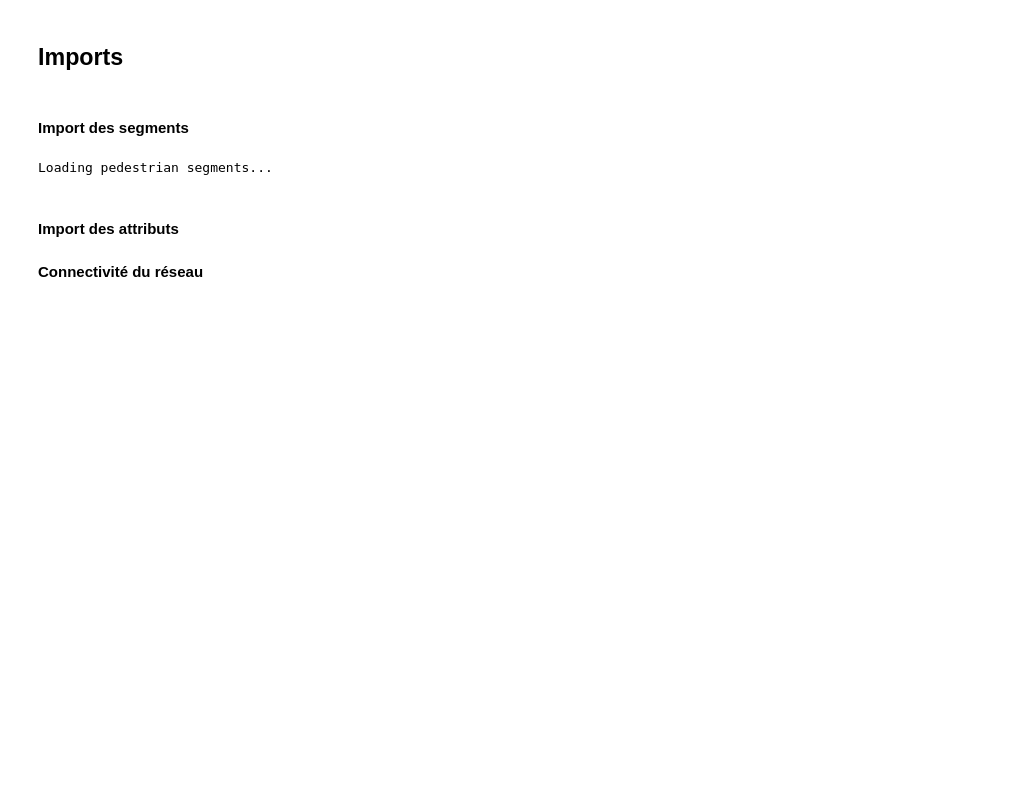
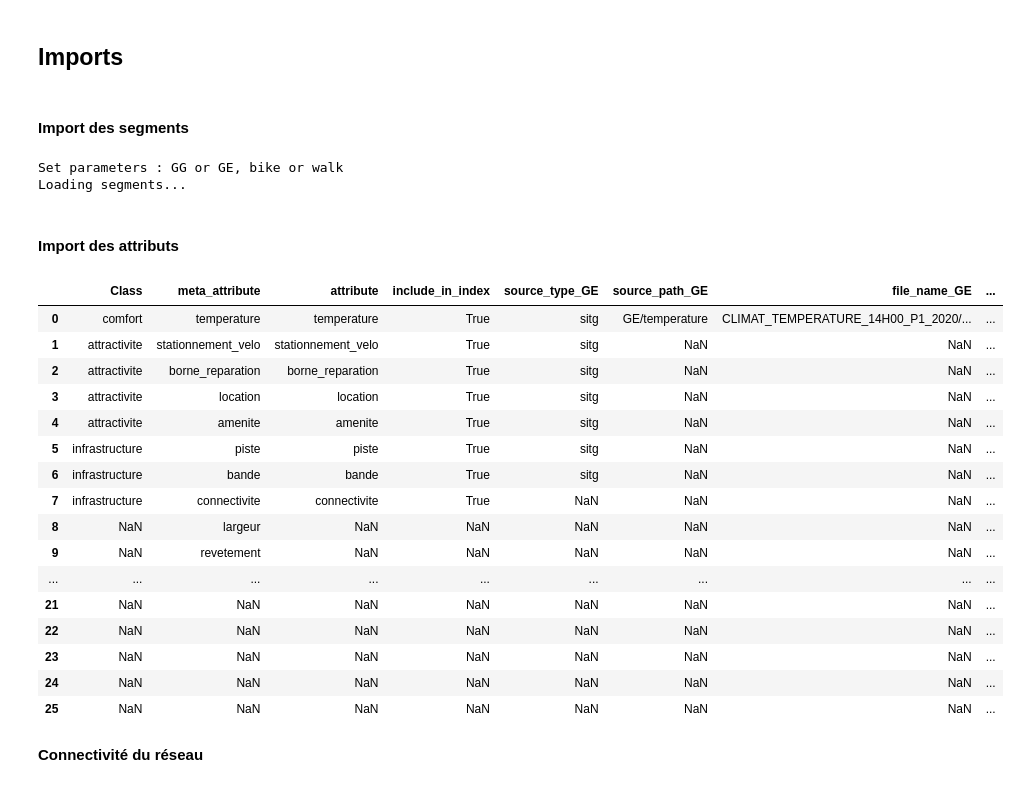
Before and after one commit to action-situee/projet-index-walk-bike-ge-gg, a Jupyter notebook: Notebook/Step 2/2_0_Prepare_features.ipynb, the cells around one changed output. Saved outputs shown, nothing was run; the diff lists cells and outputs as text; code cells hidden in the pictures; blank space fills up the shorter version.

```diff
--- a/Notebook/Step 2/2_0_Prepare_features.ipynb
+++ b/Notebook/Step 2/2_0_Prepare_features.ipynb
@@ -22,18 +22,34 @@ from network_connectivity import *
 operation_crs = "EPSG:2056"  # Swiss coordinate system
 target_crs = "EPSG:4326"  # WGS84 coordinate system
 
-input_file_path = '../../Data/input/attributs'
-network_file_path = '../../Data/input/network'
-output_step1_path='../../Data/output/step-1'
-output_step2_path='../../Data/output/step-2'
-output_step3_path='../../Data/output/step-3'
+print("Set parameters : GG or GE, bike or walk")
+territory = 'GG' # GG or GE
+network = "bike"  # walk or bike
+
+if territory == 'GG':
+    input_file_path = '../../Data/input'
+    output_step1_path='../../Data/output/GG/step-1'
+    output_step2_path='../../Data/output/GG/step-2'
+    output_step3_path='../../Data/output/GG/step-3'
+
+
+    save_path = '../../Data/output/GG/step-1'
+
+if territory == 'GE':
+    input_file_path = '../../Data/input'
+    output_step1_path='../../Data/output/GE/step-1'
+    output_step2_path='../../Data/output/GE/step-2'
+    output_step3_path='../../Data/output/GE/step-3'
+
+
+    save_path = '../../Data/output/GE/step-1'
 
 save_filtered_attributes = True
 
 # Load segments GeoDataFrame (with 'segment_id')
-print("Loading pedestrian segments...")
+print("Loading segments...")
 # reLoad pedestrian segments
-segmented_net = gpd.read_parquet(os.path.join(output_step1_path, "step1_pedestrian_segments.parquet"))
+segmented_net = gpd.read_parquet(os.path.join(output_step1_path, "step1_all_segments.parquet"))
 segmented_net = segmented_net.to_crs(operation_crs)
 
 # Define a function to save the filtered data
@@ -82,12 +98,33 @@ def save(save_filtered_attributes, row, gdf, attribute):
         except Exception as e:
             print(f"Error saving {attribute} as {fmt}: {e}")
 # %% [output]
-Loading pedestrian segments...
+Set parameters : GG or GE, bike or walk
+Loading segments...
 # %% [markdown]
 #### Import des attributs
 # %%
-attributs_info = pd.read_excel(f"{input_file_path}/attributs_info.xlsx", sheet_name="attributs_info")
+attributs_info = pd.read_excel(f"{input_file_path}/attributs/attributs_info.xlsx", sheet_name="attributs_info")
 attributs_info = attributs_info[attributs_info['include_in_index'] != False]
+
+attributs_info
+# %% [output]
+|  | Class | meta_attribute | attribute | include_in_index | source_type_GE | source_path_GE | file_name_GE | ... |
+| 0 | comfort | temperature | temperature | True | sitg | GE/temperature | CLIMAT_TEMPERATURE_14H00_P1_2020/... | ... |
+| 1 | attractivite | stationnement_velo | stationnement_velo | True | sitg | NaN | NaN | ... |
+| 2 | attractivite | borne_reparation | borne_reparation | True | sitg | NaN | NaN | ... |
+| 3 | attractivite | location | location | True | sitg | NaN | NaN | ... |
+| 4 | attractivite | amenite | amenite | True | sitg | NaN | NaN | ... |
+| 5 | infrastructure | piste | piste | True | sitg | NaN | NaN | ... |
+| 6 | infrastructure | bande | bande | True | sitg | NaN | NaN | ... |
+| 7 | infrastructure | connectivite | connectivite | True | NaN | NaN | NaN | ... |
+| 8 | NaN | largeur | NaN | NaN | NaN | NaN | NaN | ... |
+| 9 | NaN | revetement | NaN | NaN | NaN | NaN | NaN | ... |
+| ... | ... | ... | ... | ... | ... | ... | ... | ... |
+| 21 | NaN | NaN | NaN | NaN | NaN | NaN | NaN | ... |
+| 22 | NaN | NaN | NaN | NaN | NaN | NaN | NaN | ... |
+| 23 | NaN | NaN | NaN | NaN | NaN | NaN | NaN | ... |
+| 24 | NaN | NaN | NaN | NaN | NaN | NaN | NaN | ... |
+| 25 | NaN | NaN | NaN | NaN | NaN | NaN | NaN | ... |
 # %% [markdown]
 **Connectivité du réseau**
 # %%
```
Also changed, not shown: parts of 3 cells of this notebook, 7 other files.
